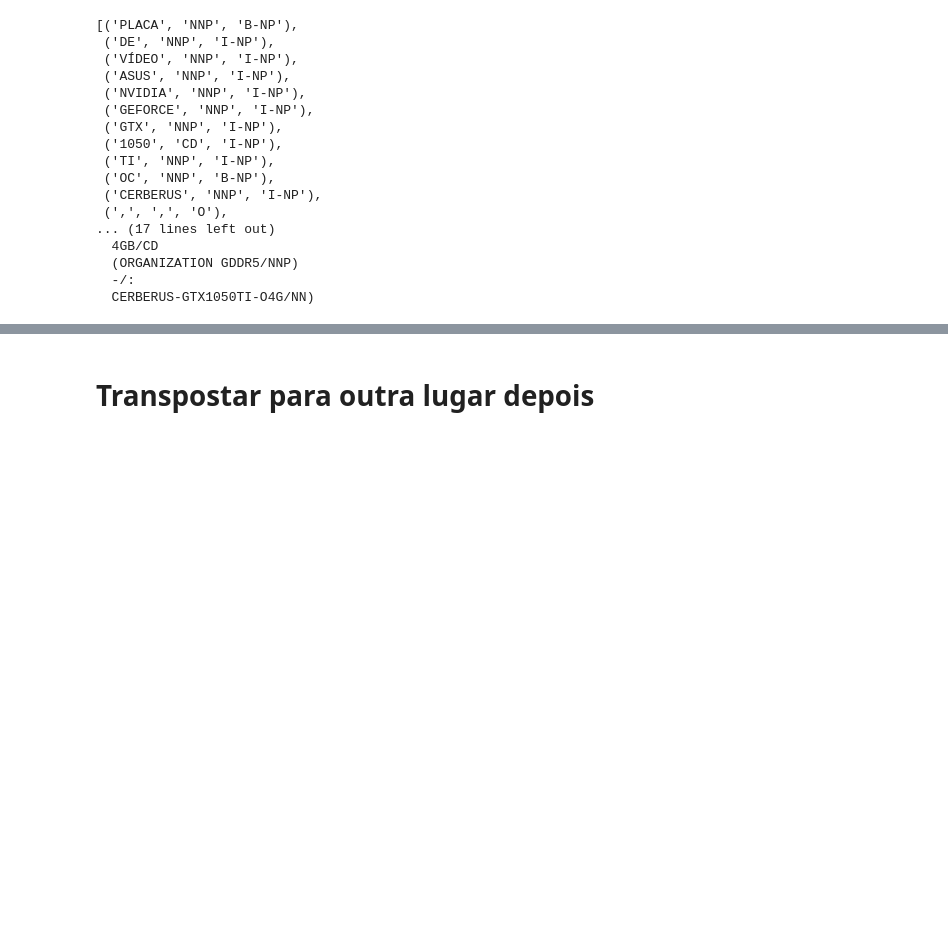
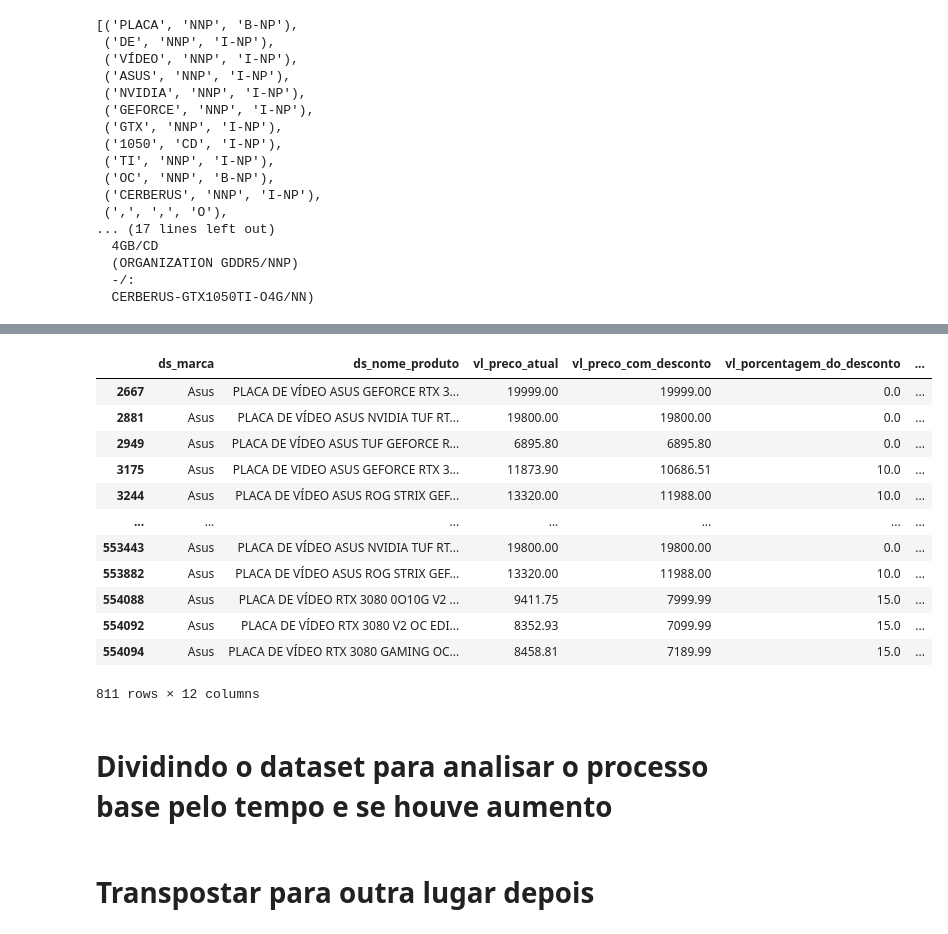
Before and after one commit to Ighus/ds_analysis_hardware_market, a Jupyter notebook: new_analysis.ipynb, the cells around one changed output, grey strips where cells are left out. Drawn from its saved outputs; the diff is of its cells as text; code cells hidden in the pictures; blank space fills up the shorter version.

```diff
--- a/new_analysis.ipynb
+++ b/new_analysis.ipynb
@@ -48,0 +85,4 @@ df.sample(10)
+# %%
+# Alterando o campo "ds_disponibilidade" para booleano
+df['ds_disponibilidade'].replace(["OUT_OF_STOCK", "IN_STOCK"], [False, True],inplace=True)
+df['ds_disponibilidade'] = df['ds_disponibilidade'].astype(bool)
@@ -48,0 +92,14 @@ df.sample(10)
+# %%
+def get_resume_product_name(name):
+  """
+    Description: Com base no padrão de nomenclatura das placas de vídeo, cria um novo
+    campo com o nome abreviado do modelo.
+  """
+  pattern = "(RTX|GTX|GT|RX|WX|QUADRO|R7|R5|R9|HD)(.?.?)((\w*)\d+)( ?(TI|XT|X|SUPER))?"
+  resume_name = re.search(pattern, name)
+  if resume_name is None:
+      return ''
+  else:
+      return resume_name.group().strip()
+
+df['ds_nome_produto_resumido'] = df.apply(lambda x: get_resume_product_name(x['ds_nome_produto']), axis=1)
@@ -253,0 +258,2 @@ ax = sns.lineplot(
+# %%
+df['data'] = pd.to_datetime(df['data'], format='%Y-%m-%d')
@@ -254,3 +279,21 @@ ax = sns.lineplot(
+# %%
+df.query(""" loja == 'Kabum' and ds_marca == 'Asus' and ds_nome_produto_resumido == 'RTX 3080' and  """)
+# %% [output]
+|  | ds_marca | ds_nome_produto | vl_preco_atual | vl_preco_com_desconto | vl_porcentagem_do_desconto | ... |
+| 2667 | Asus | PLACA DE VÍDEO ASUS GEFORCE RTX 3... | 19999.00 | 19999.00 | 0.0 | ... |
+| 2881 | Asus | PLACA DE VÍDEO ASUS NVIDIA TUF RT... | 19800.00 | 19800.00 | 0.0 | ... |
+| 2949 | Asus | PLACA DE VÍDEO ASUS TUF GEFORCE R... | 6895.80 | 6895.80 | 0.0 | ... |
+| 3175 | Asus | PLACA DE VIDEO ASUS GEFORCE RTX 3... | 11873.90 | 10686.51 | 10.0 | ... |
+| 3244 | Asus | PLACA DE VÍDEO ASUS ROG STRIX GEF... | 13320.00 | 11988.00 | 10.0 | ... |
+| ... | ... | ... | ... | ... | ... | ... |
+| 553443 | Asus | PLACA DE VÍDEO ASUS NVIDIA TUF RT... | 19800.00 | 19800.00 | 0.0 | ... |
+| 553882 | Asus | PLACA DE VÍDEO ASUS ROG STRIX GEF... | 13320.00 | 11988.00 | 10.0 | ... |
+| 554088 | Asus | PLACA DE VÍDEO RTX 3080 0O10G V2 ... | 9411.75 | 7999.99 | 15.0 | ... |
+| 554092 | Asus | PLACA DE VÍDEO RTX 3080 V2 OC EDI... | 8352.93 | 7099.99 | 15.0 | ... |
+| 554094 | Asus | PLACA DE VÍDEO RTX 3080 GAMING OC... | 8458.81 | 7189.99 | 15.0 | ... |
+811 rows × 12 columns
+# %% [markdown]
+# Dividindo o dataset para analisar o processo base pelo tempo e se houve aumento
 # %% [markdown]
 # Transpostar para outra lugar depois
 # %%
```
Also changed, not shown: parts of 20 cells of this notebook.
